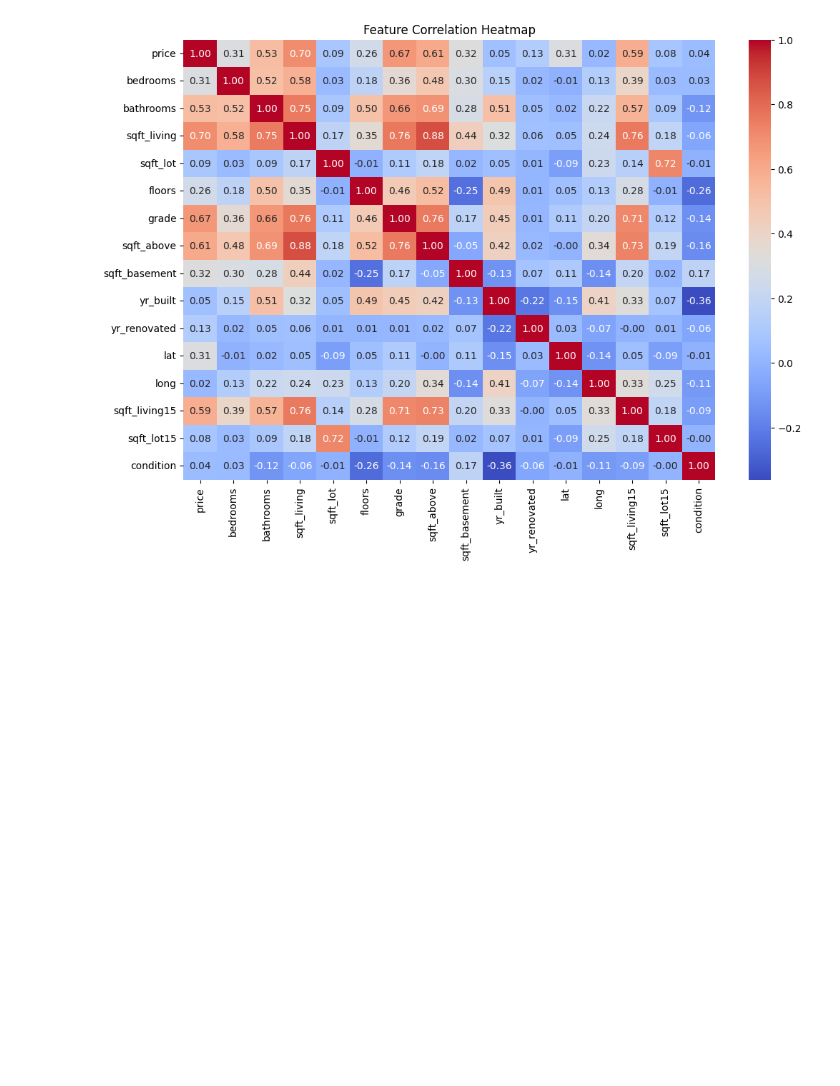
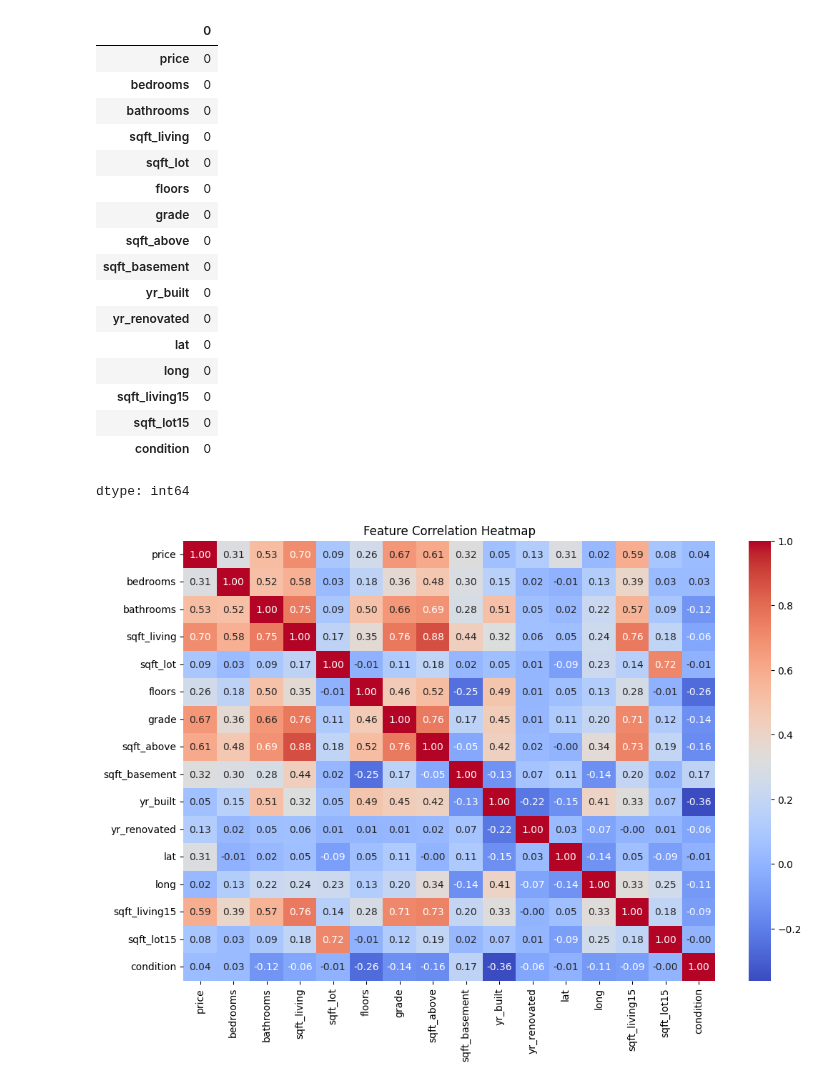
Before and after one commit to sbogde/scikit-regressions-and-confessions, a Jupyter notebook: week3_06_svr_kc_houses.ipynb, the cells around one changed output. Drawn from its saved outputs; the diff is of its cells as text; code cells hidden in the pictures; blank space fills up the shorter version.

```diff
--- a/week3_06_svr_kc_houses.ipynb
+++ b/week3_06_svr_kc_houses.ipynb
@@ -39,3 +38,25 @@ data.head()
+# %%
+# Check and handle missing values:
+data.isnull().sum()
+# %% [output]
+|  | 0 |
+| price | 0 |
+| bedrooms | 0 |
+| bathrooms | 0 |
+| sqft_living | 0 |
+| sqft_lot | 0 |
+| floors | 0 |
+| grade | 0 |
+| sqft_above | 0 |
+| sqft_basement | 0 |
+| yr_built | 0 |
+| yr_renovated | 0 |
+| lat | 0 |
+| long | 0 |
+| sqft_living15 | 0 |
+| sqft_lot15 | 0 |
+| condition | 0 |
+dtype: int64
 # %%
 # Compute the correlation matrix
 correlation_matrix = data.corr()
```
Also changed, not shown: parts of 17 cells of this notebook.
